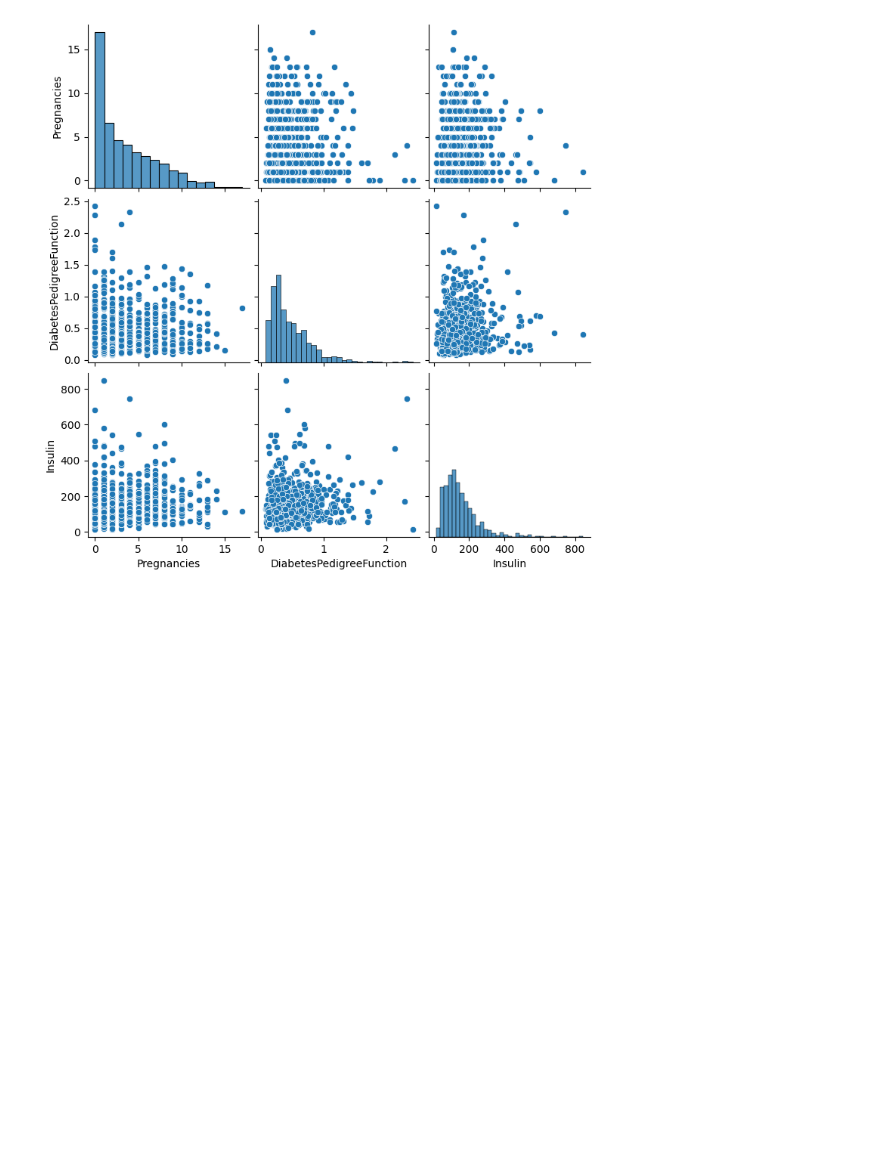
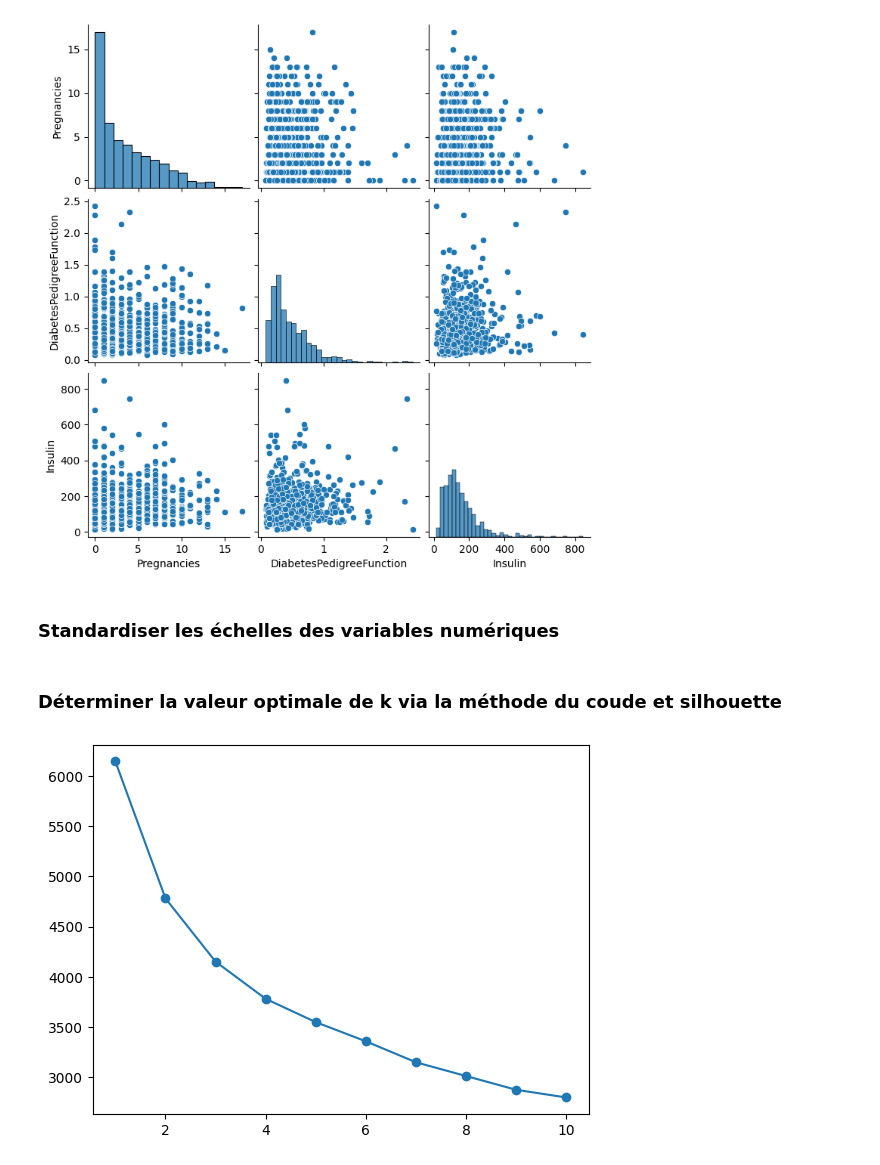
Before and after one commit to elmhmmd/Analyse-et-Pr-diction-du-Risque-de-Diab-te, a Jupyter notebook: Diabetes.ipynb, the cells around one changed output. Saved outputs shown, nothing was run; the diff lists cells and outputs as text; code cells hidden in the pictures; blank space fills up the shorter version.

```diff
--- a/Diabetes.ipynb
+++ b/Diabetes.ipynb
@@ -246,3 +250,31 @@ sns.pairplot(df[['Pregnancies', 'DiabetesPedigreeFunction', 'Insulin']])
 plt.show()
 # %% [output]
 [figure]
+# %% [markdown]
+### Standardiser les échelles des variables numériques
+# %%
+from sklearn.preprocessing import StandardScaler
+
+standard_scaler = StandardScaler()
+
+df_capped = pd.DataFrame(standard_scaler.fit_transform(df_capped), columns=df_capped.columns)
+# %% [markdown]
+### Déterminer la valeur optimale de k via la méthode du coude et silhouette
+# %%
+from sklearn.cluster import KMeans
+
+inertia_values = []
+
+for k in range(1,11):
+
+    kmeans = KMeans(n_clusters=k, random_state = 42, n_init='auto')
+
+    kmeans.fit(df_capped)
+
+    inertia_values.append(kmeans.inertia_)
+
+plt.plot(range(1,11), inertia_values, marker='o', linestyle='-')
+
+plt.show()
+# %% [output]
+[figure, added]
```
Also changed, not shown: parts of 3 cells of this notebook.
